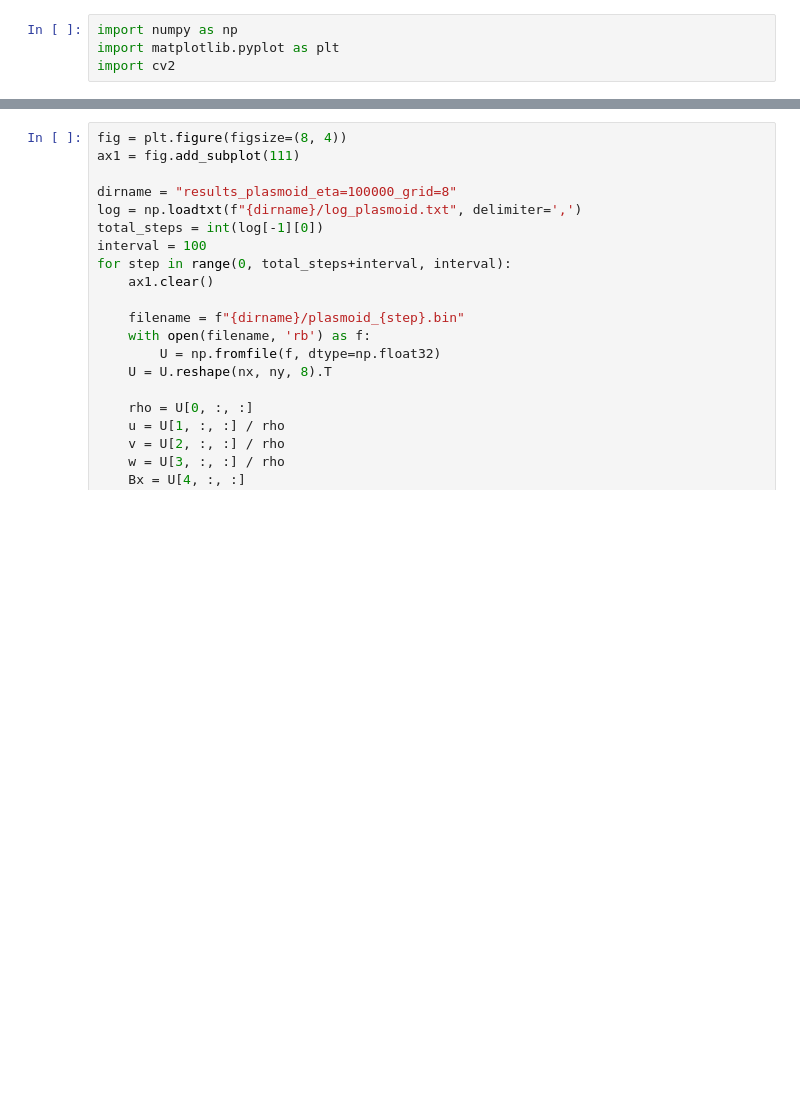
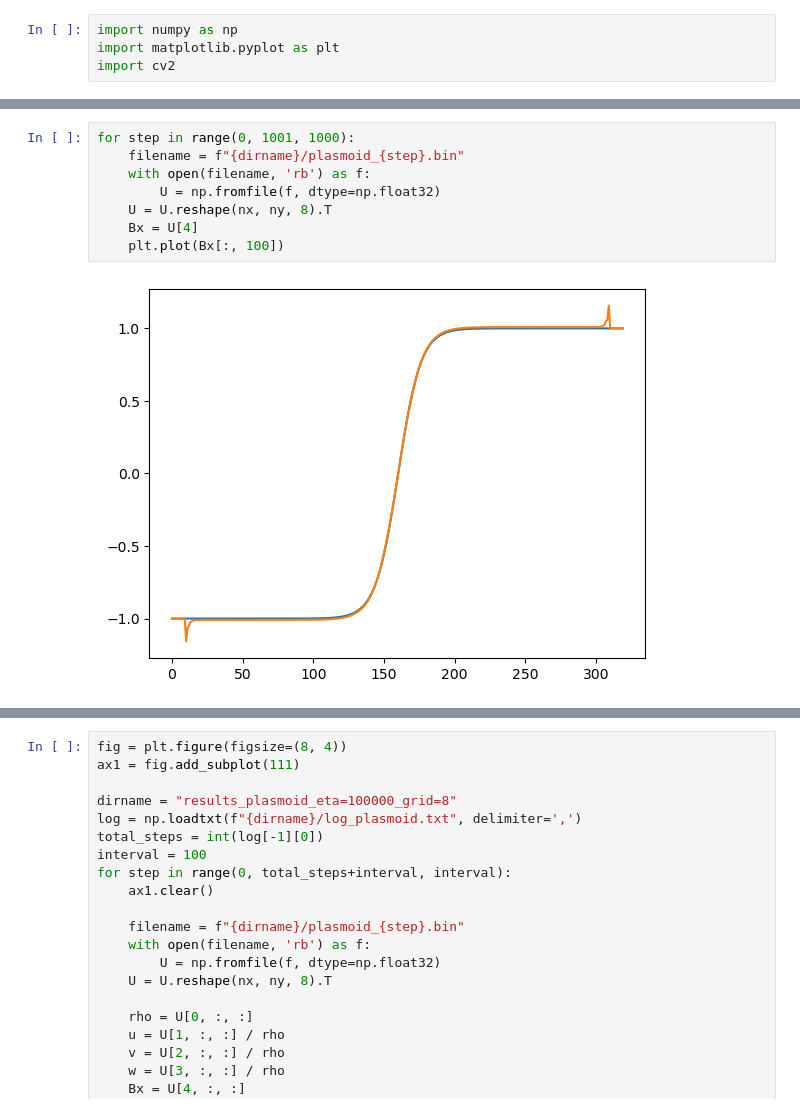
Before and after one commit to keita-akutagawa/ResistiveMHD_GPU, a Jupyter notebook: examples_2D/plasmoid_single/plasmoid.ipynb, the cells around one changed output, grey strips where cells are left out. Saved outputs shown, nothing was run; the diff lists cells and outputs as text; blank space fills up the shorter version.

```diff
--- a/examples_2D/plasmoid_single/plasmoid.ipynb
+++ b/examples_2D/plasmoid_single/plasmoid.ipynb
@@ -32,3 +37,13 @@ box size 3200 X 320
+# %%
+for step in range(0, 1001, 1000):
+    filename = f"{dirname}/plasmoid_{step}.bin"
+    with open(filename, 'rb') as f:
+        U = np.fromfile(f, dtype=np.float32)
+    U = U.reshape(nx, ny, 8).T
+    Bx = U[4]
+    plt.plot(Bx[:, 100])
+# %% [output]
+[figure, added]
 # %%
 fig = plt.figure(figsize=(12, 4))
 ax1 = fig.add_subplot(111)
```
Also changed, not shown: parts of 5 cells of this notebook, 4 other files.
